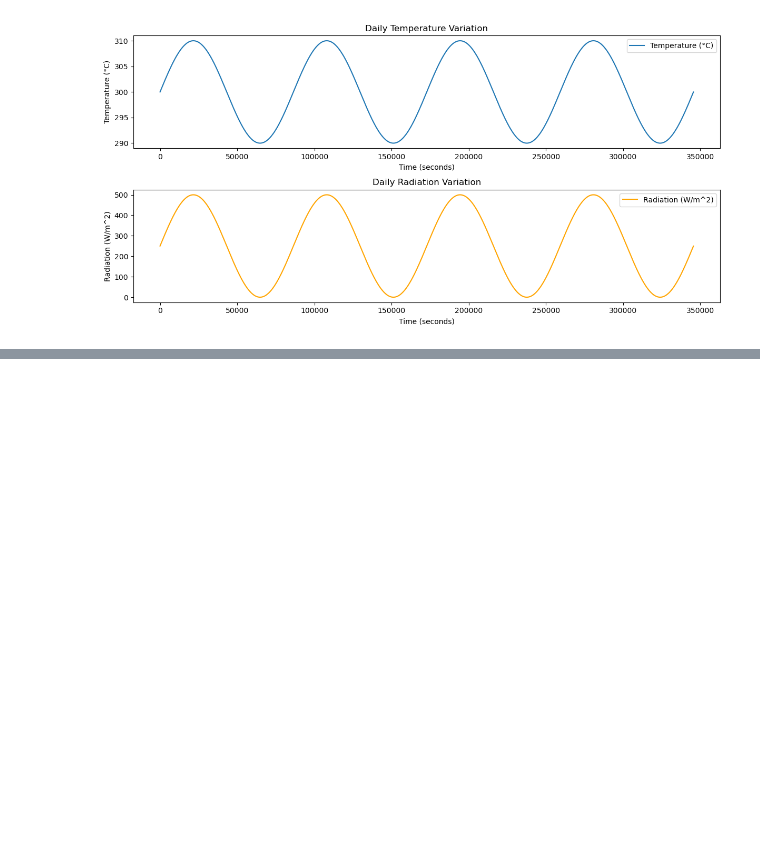
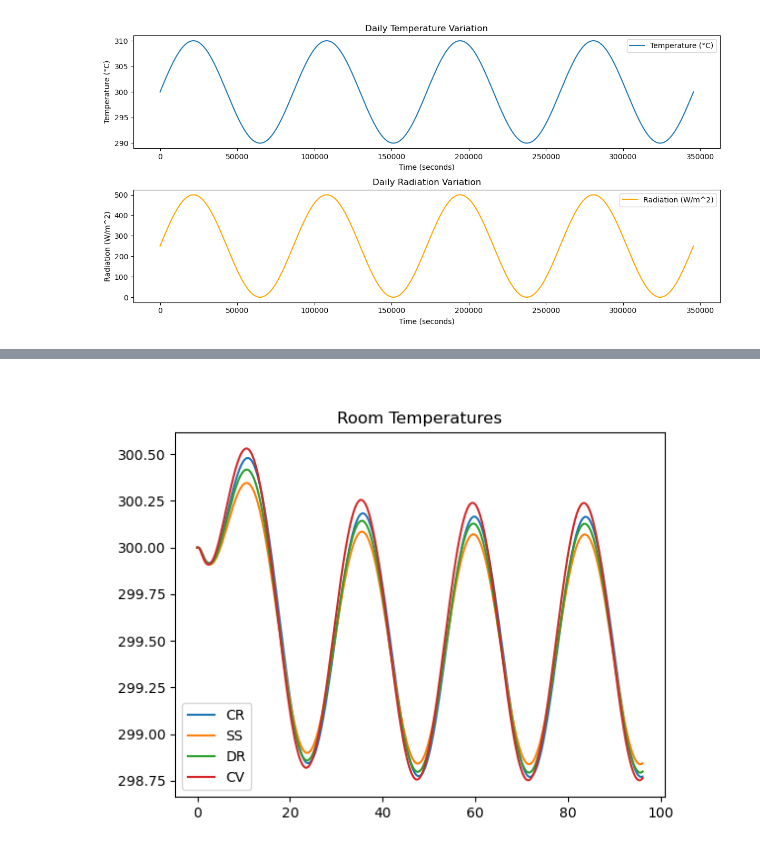
Before and after one commit to nbachand/graphBEM, a Jupyter notebook: MyBuilding.ipynb, the cells around one changed output, grey strips where cells are left out. Saved outputs shown, nothing was run; the diff lists cells and outputs as text; code cells hidden in the pictures; blank space fills up the shorter version.

```diff
--- a/MyBuilding.ipynb
+++ b/MyBuilding.ipynb
@@ -259,0 +499,81 @@ plt.figure("Wall Center Temperatures")
+# %%
+plt.figure()
+for n, d in build_sim.bG.G.nodes(data=True):
+    if n in interiorRooms:
+        plt.plot(build_sim.hours, d['Tints'], label=n)
+plt.legend()
+plt.title("Room Temperatures")
+
+plt.figure()
+c = 0
+for i, j, d, in build_sim.bG.G.edges(data=True):
+    if d['nodes'].checkSides(i, False) in interiorRooms and d['nodes'].checkSides(j, False) in interiorRooms:
+        colors = list(mcolors.TABLEAU_COLORS.keys())
+        linetypes = ['-', '--']
+        plt.plot(build_sim.hours, d['T_profs'][0, :], label=f'{i}-{j}-F', color = colors[c], linestyle = linetypes[0])
+        plt.plot(build_sim.hours, d['T_profs'][-1, :], label=f'{i}-{j}-B', color = colors[c], linestyle = linetypes[1])
+        c = (c + 1) % len(colors)
+plt.legend()
+plt.title("Interior Wall Surface Temperatures")
+
+plt.figure()
+c = 0
+for i, j, d, in build_sim.bG.G.edges(data=True):
+    if d['nodes'].checkSides(i, False) == "OD" or d['nodes'].checkSides(j, False) == "OD":
+        plt.plot(build_sim.hours, d['T_profs'][0, :], label=f'{i}-{j}-F', color = colors[c], linestyle = linetypes[0])
+        plt.plot(build_sim.hours, d['T_profs'][-1, :], label=f'{i}-{j}-B', color = colors[c], linestyle = linetypes[1])
+        c = (c + 1) % len(colors)
+plt.legend()
+plt.title("Exterior Wall Suface Temperatures")
+
+plt.figure()
+c = 0
+for i, j, d, in build_sim.bG.G.edges(data=True):
+    if d['nodes'].checkSides(i, False) == "RF" or d['nodes'].checkSides(j, False) == "RF":
+        plt.plot(build_sim.hours, d['T_profs'][0, :], label=f'{i}-{j}-F', color = colors[c], linestyle = linetypes[0])
+        plt.plot(build_sim.hours, d['T_profs'][-1, :], label=f'{i}-{j}-B', color = colors[c], linestyle = linetypes[1])
+        c = (c + 1) % len(colors)
+plt.legend()
+plt.title("Roof Suface Temperatures")
+
+plt.figure()
+c = 0
+for i, j, d, in build_sim.bG.G.edges(data=True):
+    if d['nodes'].checkSides(i, False) == "FL" or d['nodes'].checkSides(j, False) == "FL":
+        plt.plot(build_sim.hours, d['T_profs'][0, :], label=f'{i}-{j}-F', color = colors[c], linestyle = linetypes[0])
+        plt.plot(build_sim.hours, d['T_profs'][-1, :], label=f'{i}-{j}-B', color = colors[c], linestyle = linetypes[1])
+        c = (c + 1) % len(colors)
+plt.legend()
+plt.title("Floor Suface Temperatures")
+
+plt.figure()
+for i, j, d in build_sim.bG.G.edges(data=True):
+    center = int(len(d['T_profs'][:, 0]) / 2)
+    if d['nodes'].checkSides(i, False) in interiorRooms and d['nodes'].checkSides(j, False) in interiorRooms:
+        lt = '-'
+    elif d['nodes'].checkSides(i, False) == "OD" or d['nodes'].checkSides(j, False) == "OD":
+        lt = '--'
+    elif d['nodes'].checkSides(i, False) == "RF" or d['nodes'].checkSides(j, False) == "RF":
+        lt = '-.'
+    elif d['nodes'].checkSides(i, False) == "FL" or d['nodes'].checkSides(j, False) == "FL":
+        lt = ':'
+    plt.plot(build_sim.hours, d['T_profs'][center, :], color = 'k', linestyle = lt)
+    # plt.legend()
+plt.figure("Wall Center Temperatures")
+
+plt.figure()
+for i, j, d in build_sim.bG.G.edges(data=True):
+    center = int(len(d['T_profs'][:, 0]) / 2)
+    if d['nodes'].checkSides(i, False) in interiorRooms and d['nodes'].checkSides(j, False) in interiorRooms:
+        lt = '-'
+        plt.plot(build_sim.hours, d['T_profs'][-1, :], color = 'k', linestyle = lt)
+    elif d['nodes'].checkSides(i, False) == "OD" or d['nodes'].checkSides(j, False) == "OD":
+        lt = '--'
+    elif d['nodes'].checkSides(i, False) == "RF" or d['nodes'].checkSides(j, False) == "RF":
+        lt = '-.'
+    elif d['nodes'].checkSides(i, False) == "FL" or d['nodes'].checkSides(j, False) == "FL":
+        lt = ':'
+    plt.plot(build_sim.hours, d['T_profs'][0, :], color = 'k', linestyle = lt)
+    # plt.legend()
+plt.figure("Wall Center Temperatures")
+# %% [output]
@@ -259,0 +582 @@ plt.figure("Wall Center Temperatures")
+[figure, added]
```
Also changed, not shown: parts of 17 cells of this notebook, 1 other file.
